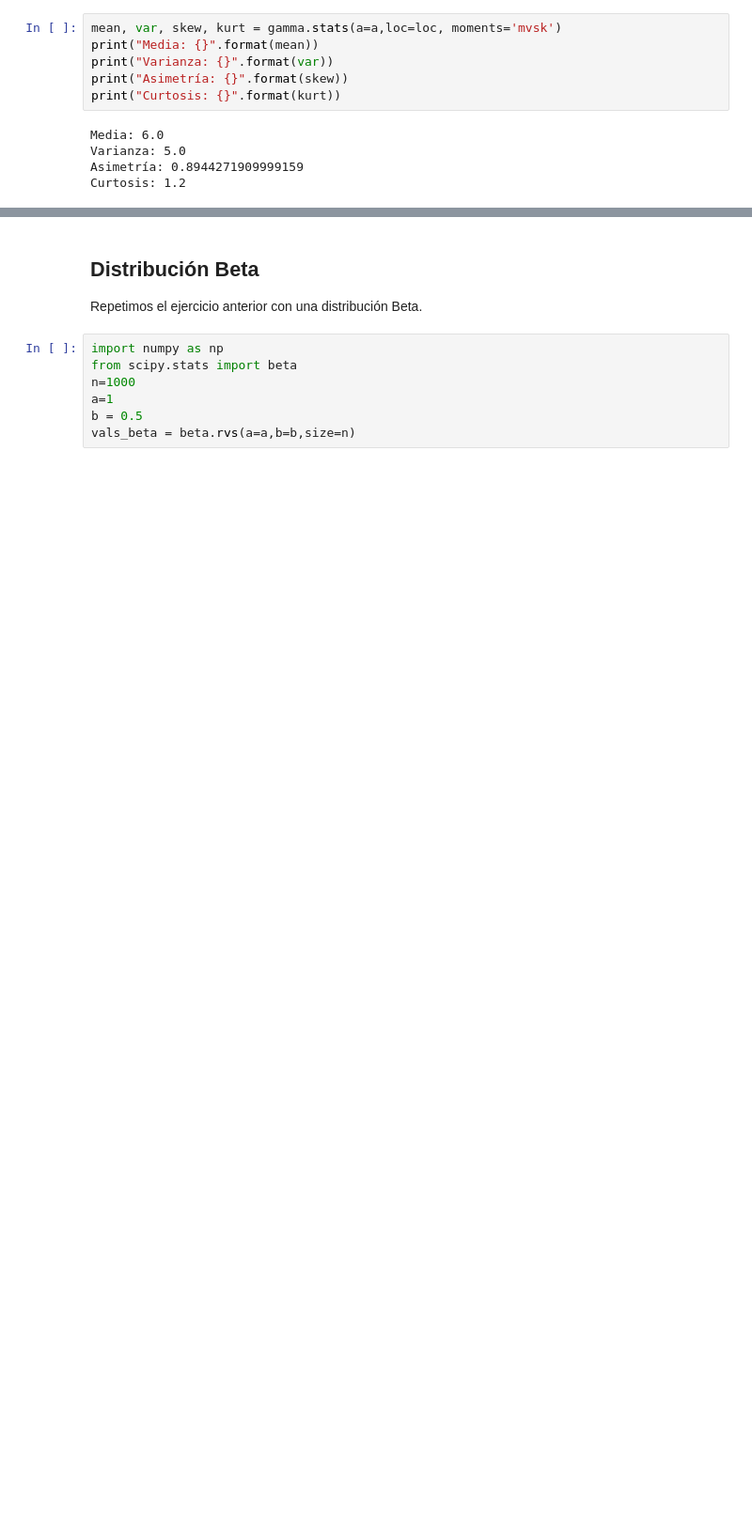
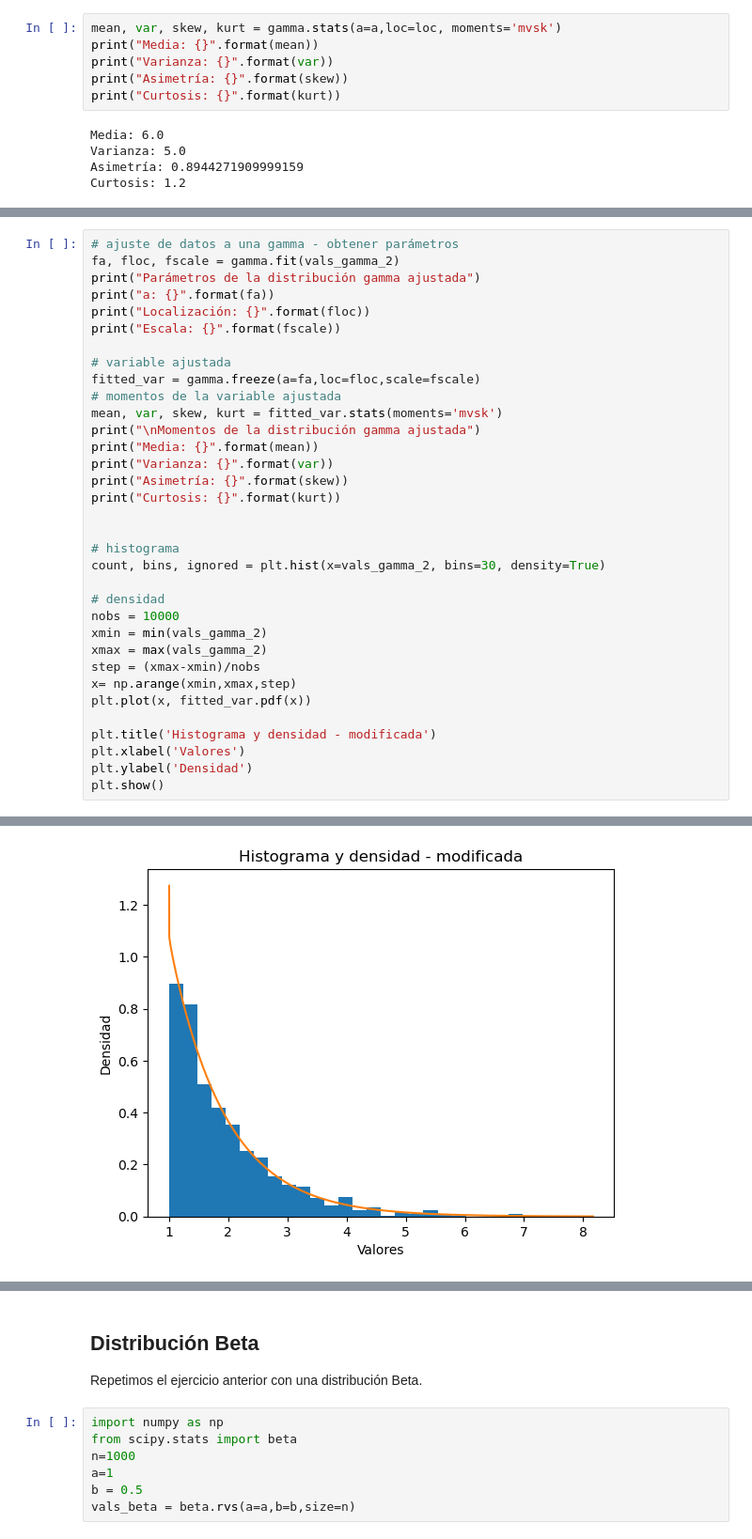
Before and after one commit to SantiagoRMV/Uniandes-Anaitycs, a Jupyter notebook: Mejora de Procesos/Simulación/Tarea 2/mmps_tarea2_base.ipynb, the cells around one changed output, grey strips where cells are left out. Shown at 94% size. Drawn from its saved outputs; the diff is of its cells as text; blank space fills up the shorter version.

```diff
--- a/Mejora de Procesos/Simulación/Tarea 2/mmps_tarea2_base.ipynb
+++ b/Mejora de Procesos/Simulación/Tarea 2/mmps_tarea2_base.ipynb
@@ -187,0 +236,35 @@ Curtosis: 1.2588981865971516
+# %%
+# ajuste de datos a una gamma - obtener parámetros
+fa, floc, fscale = gamma.fit(vals_gamma_2)
+print("Parámetros de la distribución gamma ajustada")
+print("a: {}".format(fa))
+print("Localización: {}".format(floc))
+print("Escala: {}".format(fscale))
+
+# variable ajustada
+fitted_var = gamma.freeze(a=fa,loc=floc,scale=fscale)
+# momentos de la variable ajustada
+mean, var, skew, kurt = fitted_var.stats(moments='mvsk')
+print("\nMomentos de la distribución gamma ajustada")
+print("Media: {}".format(mean))
+print("Varianza: {}".format(var))
+print("Asimetría: {}".format(skew))
+print("Curtosis: {}".format(kurt))
+
+
+# histograma
+count, bins, ignored = plt.hist(x=vals_gamma_2, bins=30, density=True)
+
+# densidad
+nobs = 10000
+xmin = min(vals_gamma_2)
+xmax = max(vals_gamma_2)
+step = (xmax-xmin)/nobs
+x= np.arange(xmin,xmax,step)
+plt.plot(x, fitted_var.pdf(x))
+
+plt.title('Histograma y densidad - modificada')
+plt.xlabel('Valores')
+plt.ylabel('Densidad')
+plt.show()
+# %% [output]
@@ -187,0 +281 @@ Curtosis: 1.2588981865971516
+[figure, added]
```
Also changed, not shown: parts of 49 cells of this notebook, 47 other files.
